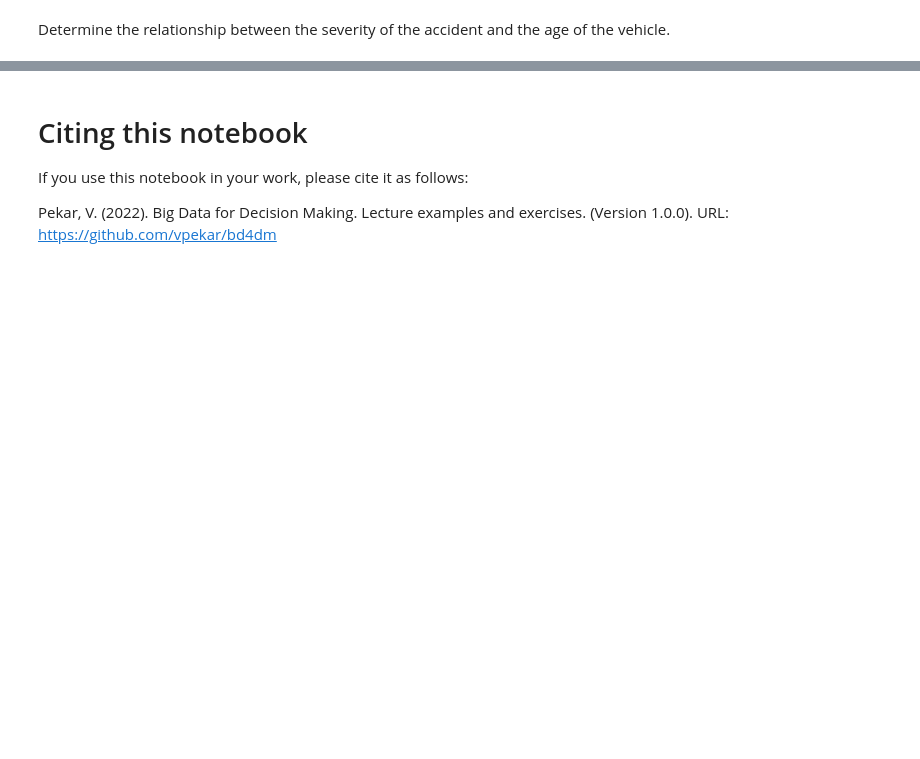
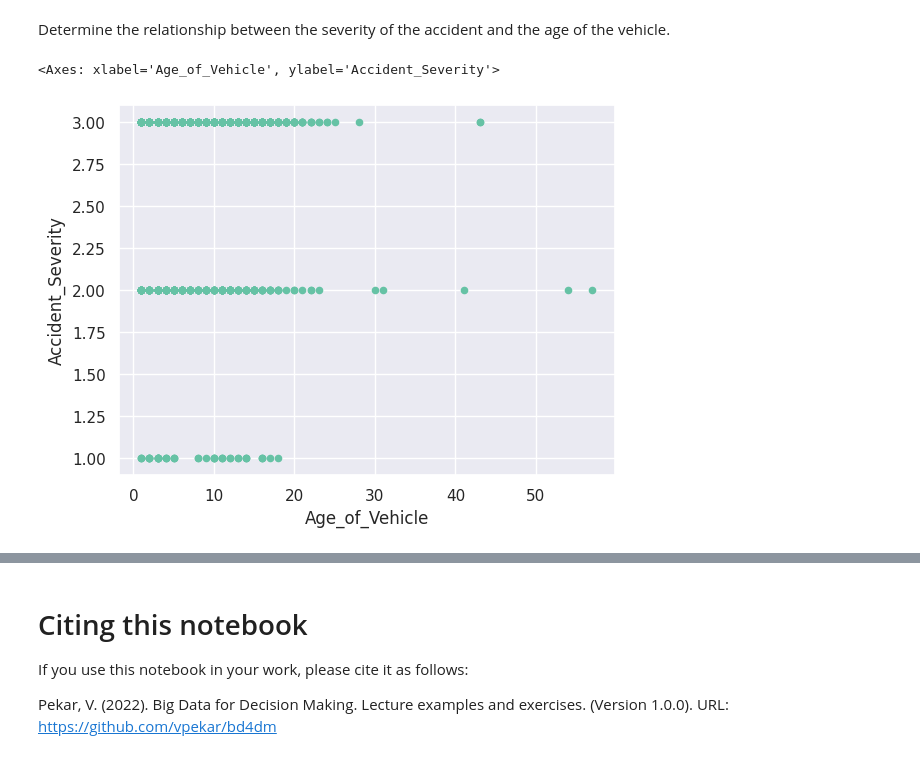
Before and after one commit to kkb121/Data-Access-Transformation, a Jupyter notebook: Data Access/Data transformation - Ex 2.ipynb, the cells around one changed output, grey strips where cells are left out. Saved outputs shown, nothing was run; the diff lists cells and outputs as text; code cells hidden in the pictures; blank space fills up the shorter version.

```diff
--- a/Data Access/Data transformation - Ex 2.ipynb
+++ b/Data Access/Data transformation - Ex 2.ipynb
@@ -22,7 +22,7 @@ array([-1, 12,  5,  1, 10,  7, 20,  6,  4, 16, 13,  8,  2,  3, 17, 11,  9,
 "-1" in the "Age_of_Vehicle" column suggests the age of the car is unknown. Let's replace it with the `np.NaN` symbol. This will make it easier for us to drop all rows with missing values.
 # %%
 # replace "-1" with np.NaN
-df2.loc[:, "Age_of_Vehicle"] = -1
+df2.loc[:, "Age_of_Vehicle"] = df2['Age_of_Vehicle'].replace(-1, np.NaN) #it's int so don't need to add extra brackets
 # %%
 # drop rows with missing values
 df2.dropna(inplace=True)
@@ -30,0 +63,2 @@ Choose appropriate options of `merge` to combine the accidents and the vehicle d
+# %%
+df= pd.merge(df1, df2, how= "inner", on= "Accident_Index")
@@ -31,2 +81,7 @@ Choose appropriate options of `merge` to combine the accidents and the vehicle d
 # %% [markdown]
 Determine the relationship between the severity of the accident and the age of the vehicle.
+# %%
+df.plot.scatter("Age_of_Vehicle", "Accident_Severity")
+# %% [output]
+<Axes: xlabel='Age_of_Vehicle', ylabel='Accident_Severity'>
+[figure, added]
```
Also changed, not shown: parts of 6 cells of this notebook.
